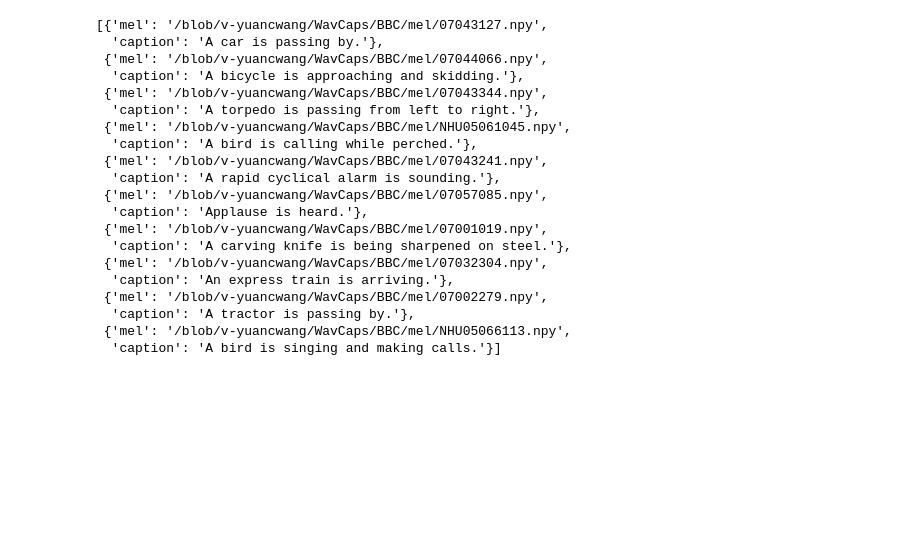
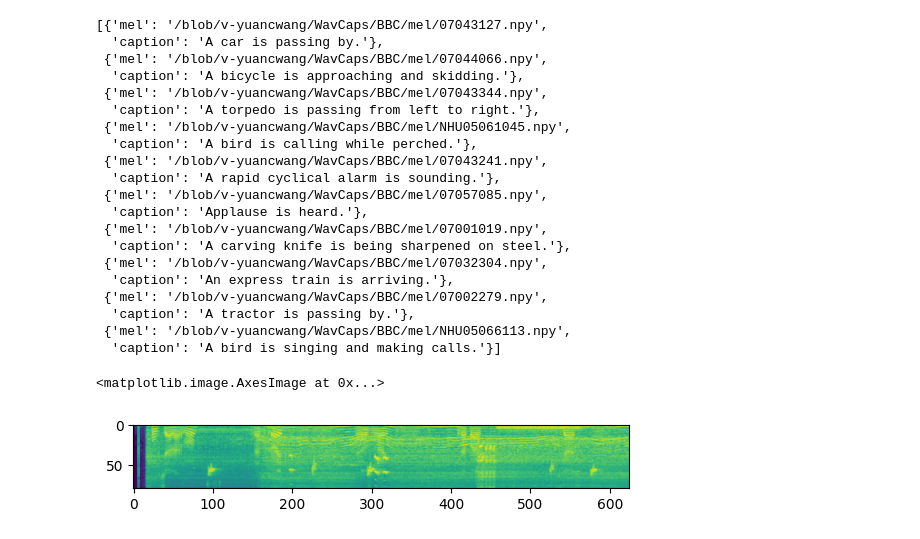
Before and after one commit to HeCheng0625/AUDIT_v2, a Jupyter notebook: gen_data_script/data_aug.ipynb, the cells around one changed output. Saved outputs shown, nothing was run; the diff lists cells and outputs as text; code cells hidden in the pictures; blank space fills up the shorter version.

```diff
--- a/gen_data_script/data_aug.ipynb
+++ b/gen_data_script/data_aug.ipynb
@@ -179,4 +186,7 @@ with open("/home/v-yuancwang/AUDIT_v2/medata_infos/add_b_before_a.json", "w") as
 # %%
 import matplotlib.pyplot as plt
 # %%
-plt.imshow(np.load("/blob/v-yuancwang/WavCaps/Add/mel/add_2.npy"))
+plt.imshow(np.load("/blob/v-yuancwang/WavCaps/Add_Bg/mel/add_2.npy"))
+# %% [output]
+<matplotlib.image.AxesImage at 0x...>
+[figure, added]
```
Also changed, not shown: parts of 7 cells of this notebook, 1 other file.
